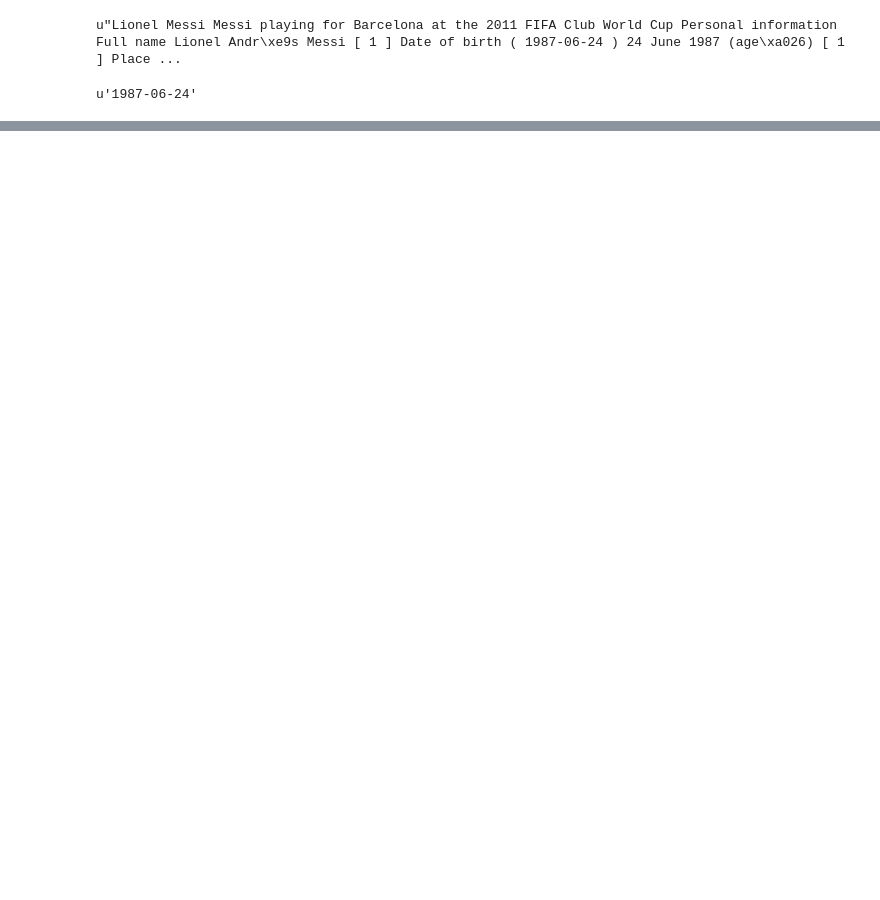
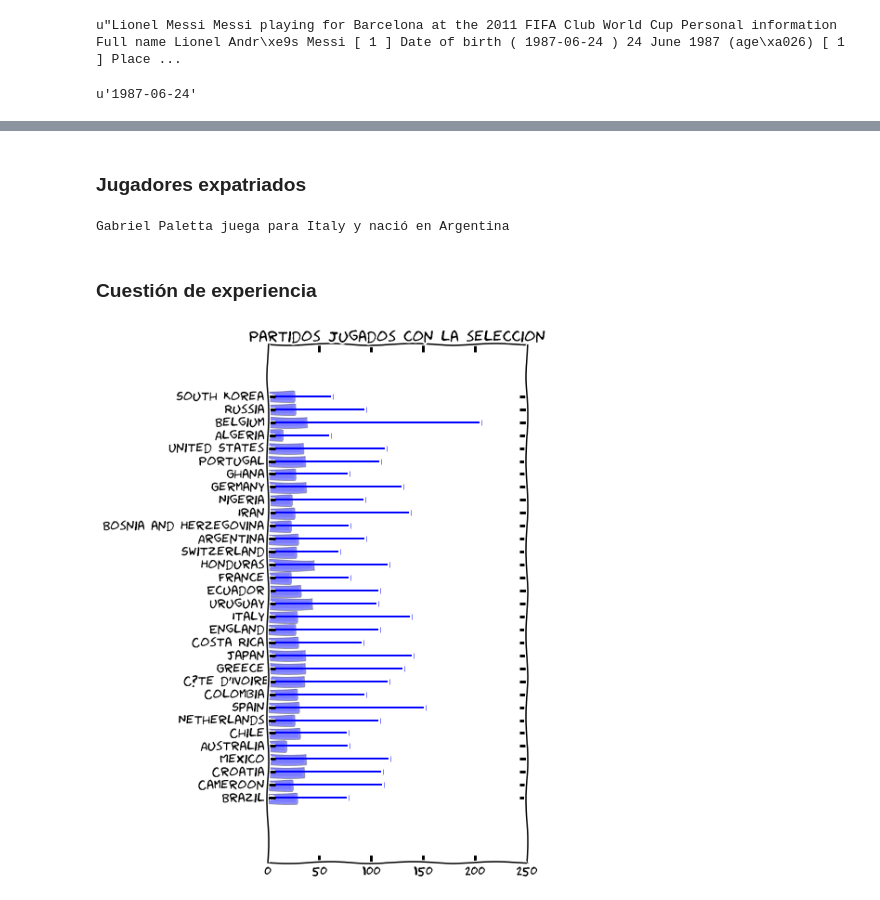
Before and after one commit to mgaitan/mgaitan.github.io, a Jupyter notebook: posts/los-numeros-del-mundial.ipynb, the cells around one changed output, grey strips where cells are left out. Cells and saved outputs as stored; diff of their text form; code cells hidden in the pictures; blank space fills up the shorter version.

```diff
--- a/posts/los-numeros-del-mundial.ipynb
+++ b/posts/los-numeros-del-mundial.ipynb
@@ -197,0 +243,11 @@ Player.objects.filter(full_name__icontains='luis l')[0].id
+# %%
+from django.db.models import Q
+
+mundial = Q()
+for i in xrange(12,31):
+    mundial = mundial | Q(date_of_birth__day=i, date_of_birth__month=6)
+for i in xrange(1,14):
+    mundial = mundial | Q(date_of_birth__day=i, date_of_birth__month=7)
+
+for p in Player.objects.filter(mundial):
+    print "%s de %s cumple el %d/%d" % (p, p.team, p.date_of_birth.day, p.date_of_birth.month)
@@ -197,0 +311,3 @@ Player.objects.filter(full_name__icontains='luis l')[0].id
+# %%
+for p in Player.objects.filter(current_club__name='Arsenal'):
+    print p, p.current_club, p.team
@@ -197,0 +332,26 @@ Player.objects.filter(full_name__icontains='luis l')[0].id
+# %% [markdown]
+### Jugadores expatriados
+# %%
+for p in Player.objects.filter(place_of_birth__isnull=False):
+    if p.team.country != p.place_of_birth.country:
+        print "%s juega para %s y nació en %s" % (p, p.team, p.place_of_birth.country)
+# %% [output]
+Gabriel Paletta juega para Italy y nació en Argentina
+# %% [markdown]
+### Cuestión de experiencia
+# %%
+def team_apps(team):
+    players = team.player_set.filter(national_team_apps__isnull=False)
+    media = sum([p.national_team_apps for p in players]) / players.count()
+    nuevito = players.order_by('national_team_apps')[0].national_team_apps
+    experimentado = players.order_by('-national_team_apps')[0].national_team_apps
+    return np.array([media, nuevito, experimentado])
+
+data = np.vstack(map(team_apps, Team.objects.all())).T
+plt.figure(figsize=(5,10))
+plt.barh(y_pos, data[0], xerr=[data[0] - data[1], data[2] - data[0]], align='center', alpha=0.3)
+plt.title(u'Partidos jugados con la seleccion')
+plt.yticks(y_pos, teams)
+plt.show()
+# %% [output]
+[figure, added]
```
Also changed, not shown: parts of 40 cells of this notebook.
